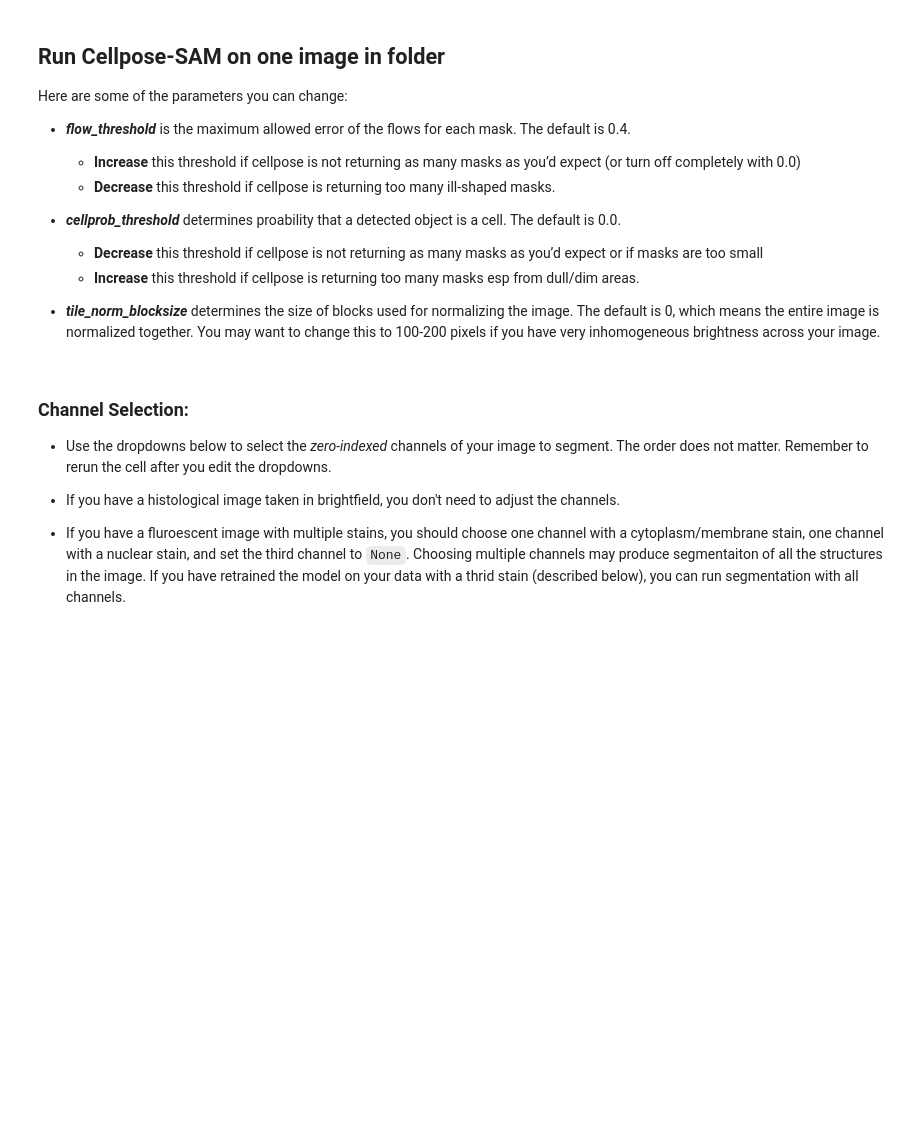
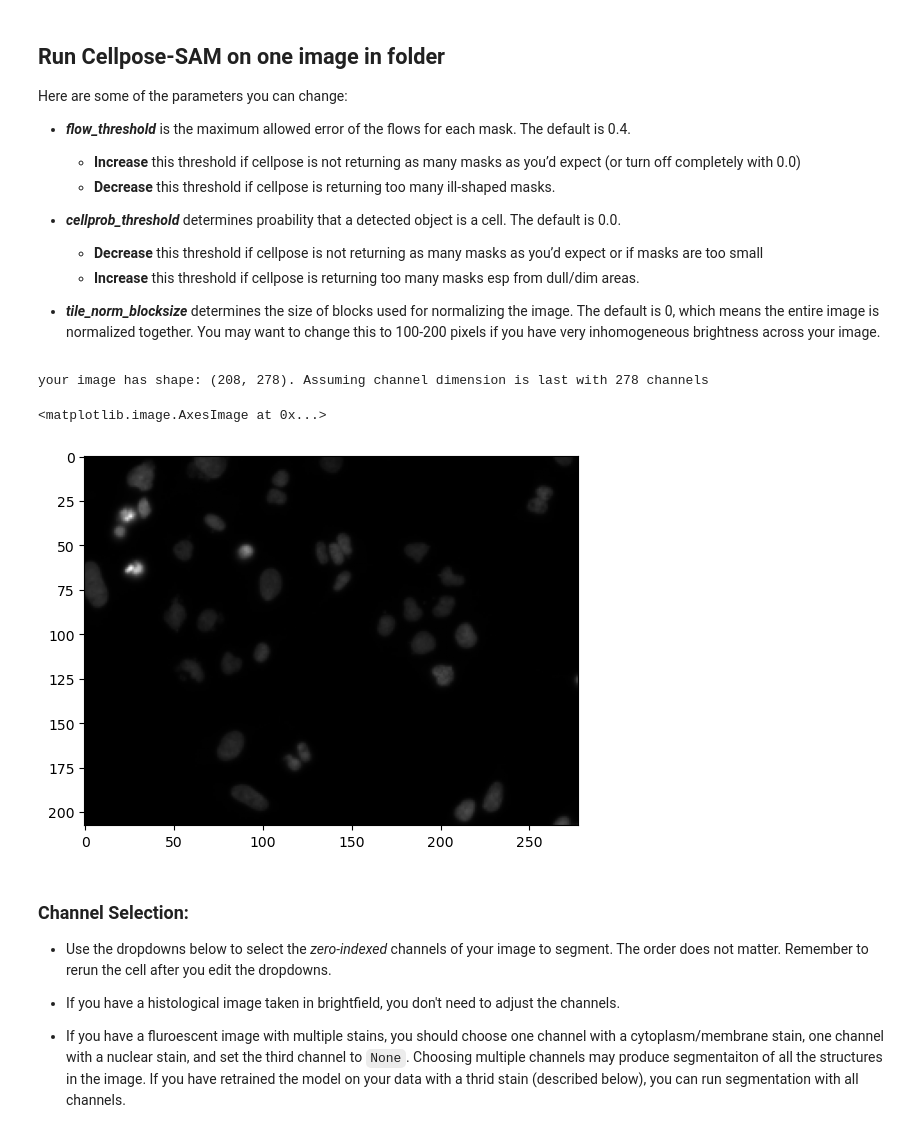
Before and after one commit to UCL-Biosciences/UCL-Biosciences-Image-Analysis, a Jupyter notebook: analysis_2d/notebooks/cellpose-segment-touching-nuclei.ipynb, the cells around one changed output. Drawn from its saved outputs; the diff is of its cells as text; code cells hidden in the pictures; blank space fills up the shorter version.

```diff
--- a/analysis_2d/notebooks/cellpose-segment-touching-nuclei.ipynb
+++ b/analysis_2d/notebooks/cellpose-segment-touching-nuclei.ipynb
@@ -67,7 +34,12 @@ from natsort import natsorted
 io.logger_setup() # run this to get printing of progress
 
 #Check if colab notebook instance has GPU access
-if core.use_gpu()==False:
-  raise ImportError("No GPU access, change your runtime")
+# if core.use_gpu()==False:
+#   raise ImportError("No GPU access, change your runtime")
 
-model = models.CellposeModel(gpu=True)
+model = models.CellposeModel(gpu=False) # needs CUDA GPU to run on GPU
+
+### set a couple of parameters
+downscale_factor = 0.2  # downscale factor for faster processing
+num_images = 20  # number of images to process
+diameter = 30 # diameter in pixels. if None, it will be estimated
@@ -74,17 +57,29 @@ model = models.CellposeModel(gpu=True)
 # %% [markdown]
 Input directory with your images:
 # %%
-# *** change to your google drive folder path ***
-dir = "/content/gdrive/MyDrive/PATH-TO-FILES/"
+## set dirs
+cwd = Path.cwd()
+# Find the first parent that matches the target folder
+for p in cwd.parents:
+    if p.name == "UCL-Biosciences-Image-Analysis":
+        REPO_DIR = p
+        break
+else:
+    raise FileNotFoundError("Base directory 'UCL-Biosciences-Image-Analysis' not found in path.")
+
+dir = REPO_DIR / "input_data" / "BBBC006_v1_images_z_16"
 dir = Path(dir)
 if not dir.exists():
   raise FileNotFoundError("directory does not exist")
 
+out_dir = REPO_DIR / "output" / "cellpose_results"
+out_dir.mkdir(parents=True, exist_ok=True)
+
 # *** change to your image extension ***
-image_ext = ".tif"
+image_ext = "*_w1*.tif"
 
 # list all files
-files = natsorted([f for f in dir.glob("*"+image_ext) if "_masks" not in f.name and "_flows" not in f.name])
+files = natsorted([f for f in dir.glob("*"+image_ext) if "_masks" not in f.name and "_flows" not in f.name])[:num_images]
 
 if(len(files)==0):
   raise FileNotFoundError("no image files found, did you specify the correct folder and extension?")
@@ -109,9 +122,22 @@ Here are some of the parameters you can change:
 * ***tile_norm_blocksize*** determines the size of blocks used for normalizing the image. The default is 0, which means the entire image is normalized together.
   You may want to change this to 100-200 pixels if you have very inhomogeneous brightness across your image.
 # %%
-img = io.imread(files[0])
+img = io.imread(files[9])
+
+## take too long on laptop. downscale first
+from skimage.transform import rescale
+
+# Downscale by 0.5 in each dimension (adjust factor as needed)
+img = rescale(img, 0.4, anti_aliasing=True, preserve_range=True)
+
 
 print(f'your image has shape: {img.shape}. Assuming channel dimension is last with {img.shape[-1]} channels')
+# have a look at the image to see if we have downscaled correctly. nuclei should be visible and distinguishable
+plt.imshow(img, cmap='gray')
+# %% [output]
+your image has shape: (208, 278). Assuming channel dimension is last with 278 channels
+<matplotlib.image.AxesImage at 0x...>
+[figure, added]
 # %% [markdown]
 ### Channel Selection:
 
```
Also changed, not shown: parts of 18 cells of this notebook, 1 other file.
